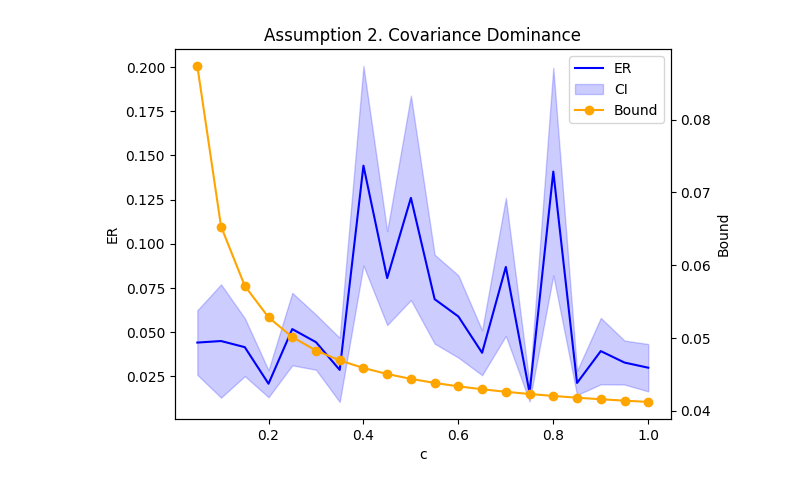
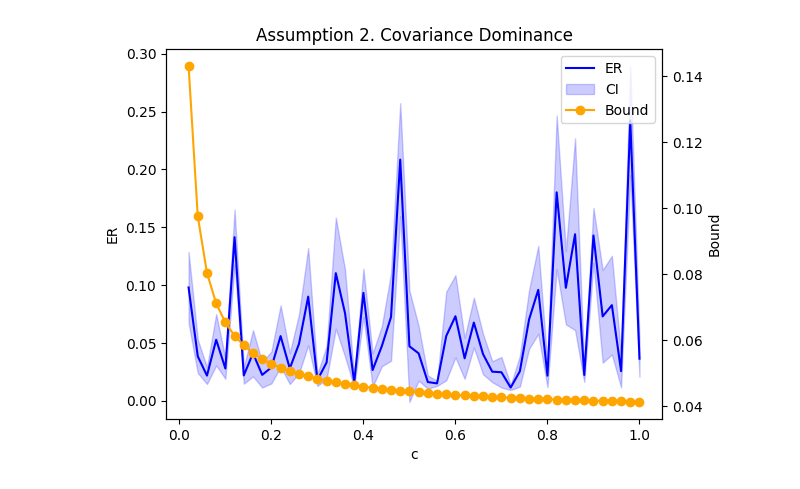
Before and after one commit to seuraha/few-shot-rep, a Jupyter notebook: experiment_demo2.ipynb, the cells around one changed output. Drawn from its saved outputs; the diff is of its cells as text; code cells hidden in the pictures.

Commit message:
experiments

```diff
--- a/experiment_demo2.ipynb
+++ b/experiment_demo2.ipynb
@@ -60,11 +105,7 @@ configs = {
 # %%
-result = experimentation(configs).copy()
-result['bound'] = get_bound(result)
-r_list = []
-r_list.append(result)
-C = np.concatenate([np.arange(0.95, 0.0, -0.05)])
+C = np.concatenate([np.arange(0.98, 0.0, -0.02)])
 configs["A2"]=False
-for c in C:
+for c in tqdm(C):
     configs["c"]= c
     r = experimentation(configs).copy()
     r['bound'] = get_bound(r)
@@ -90,8 +131,6 @@ Task ID: target_99
 # %%
-x_list = [c['c'] for c in r_list]
-y_list = [c['ER'] for c in r_list]
-plot_result(r_list, x_list, y_list, 'Assumption 2. Covariance Dominance', x_label='c')
+p = plot_result(r_list, 'c', 'ER', 'Assumption 2. Covariance Dominance', y_label="ER", x_label='c')
 # %% [output]
-[figure, old version]
+[figure, new version]
 # %%
 configs = {
```
Also changed, not shown: parts of 9 cells of this notebook.
